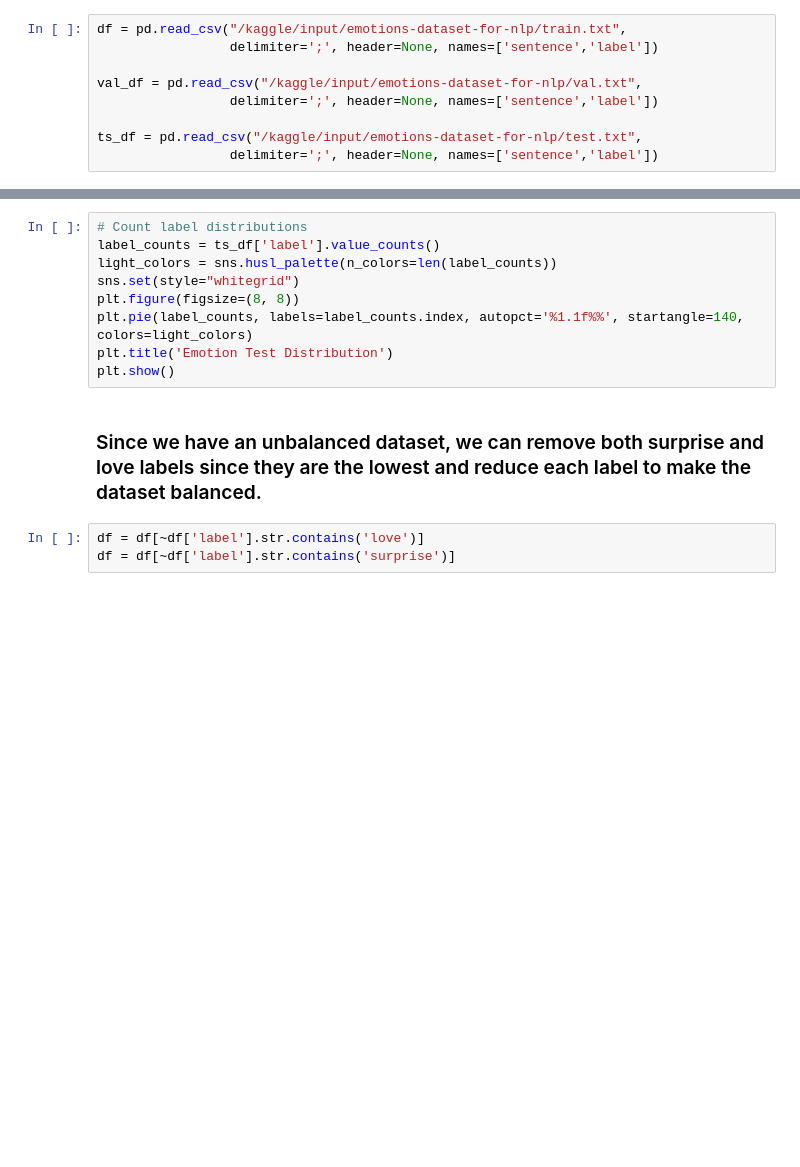
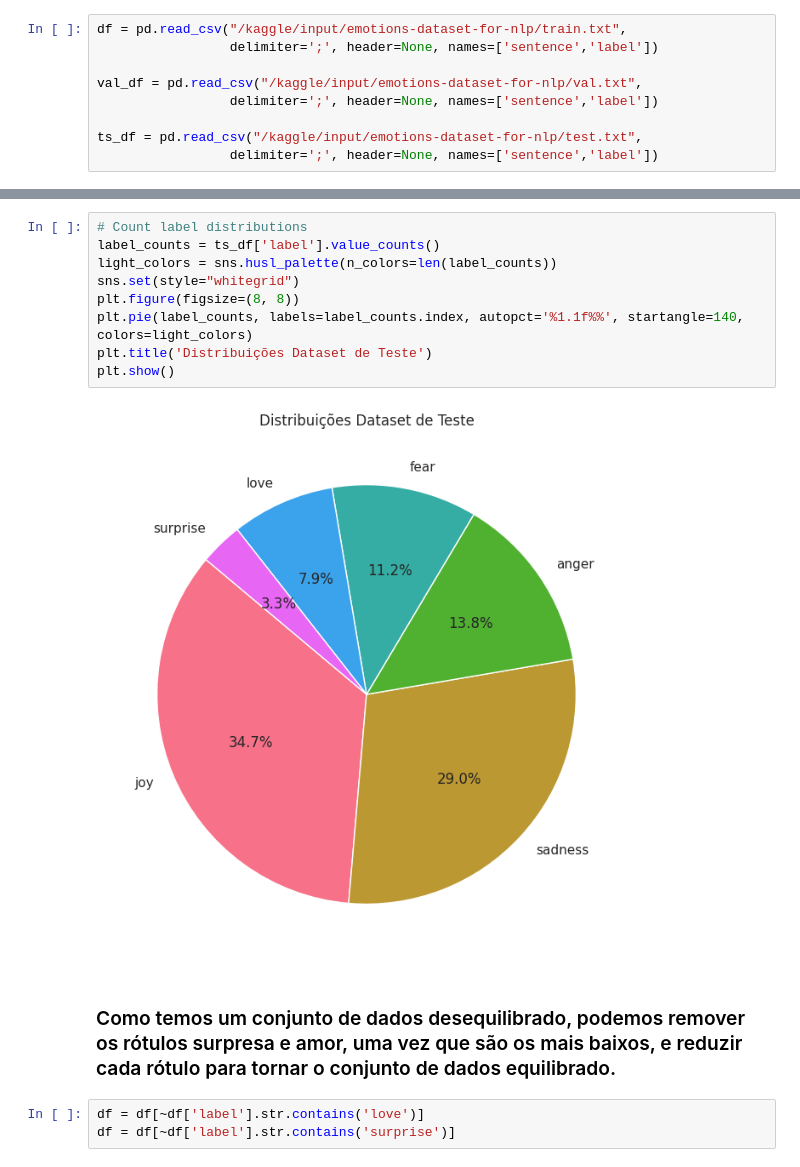
Before and after one commit to frpbotero/Sentiment-Classification, a Jupyter notebook: sentiment_classification.ipynb, the cells around one changed output, grey strips where cells are left out. Cells and saved outputs as stored; diff of their text form; blank space fills up the shorter version.

```diff
--- a/sentiment_classification.ipynb
+++ b/sentiment_classification.ipynb
@@ -55,14 +87,16 @@ plt.show()
 # %%
 # Count label distributions
 label_counts = ts_df['label'].value_counts()
 light_colors = sns.husl_palette(n_colors=len(label_counts))
 sns.set(style="whitegrid")
 plt.figure(figsize=(8, 8))
 plt.pie(label_counts, labels=label_counts.index, autopct='%1.1f%%', startangle=140, colors=light_colors)
-plt.title('Emotion Test Distribution')
+plt.title('Distribuições Dataset de Teste')
 plt.show()
+# %% [output]
+[figure, added]
-# %% [markdown]
-### Since we have an unbalanced dataset, we can remove both surprise and love labels since they are the lowest and reduce each label to make the dataset balanced.
+# %% [markdown]
+### Como temos um conjunto de dados desequilibrado, podemos remover os rótulos surpresa e amor, uma vez que são os mais baixos, e reduzir cada rótulo para tornar o conjunto de dados equilibrado.
 # %%
 df = df[~df['label'].str.contains('love')]
 df = df[~df['label'].str.contains('surprise')]
```
Also changed, not shown: parts of 48 cells of this notebook.
